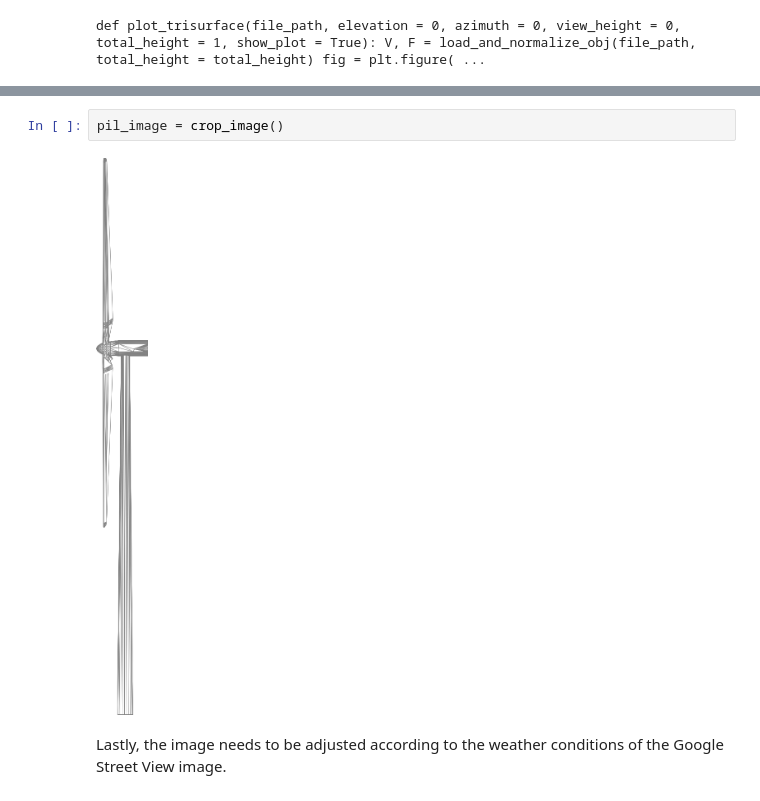
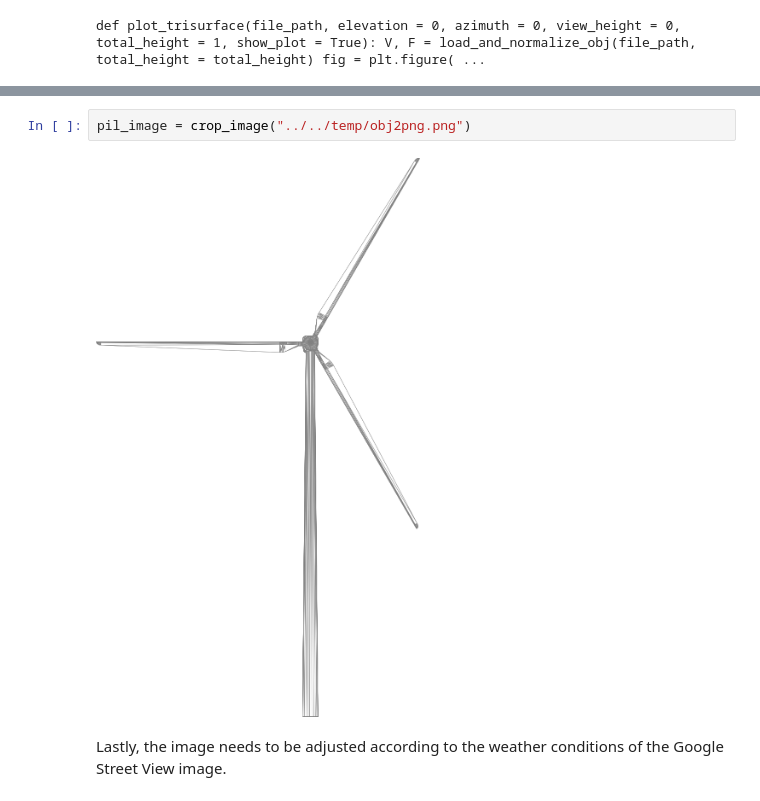
Before and after one commit to FPWRasmussen/DTU-Special-Course, a Jupyter notebook: src/visual/3d_object_to_image.ipynb, the cells around one changed output, grey strips where cells are left out. Saved outputs shown, nothing was run; the diff lists cells and outputs as text.

```diff
--- a/src/visual/3d_object_to_image.ipynb
+++ b/src/visual/3d_object_to_image.ipynb
@@ -57,7 +54,7 @@ def crop_image(file_path = "../temp/obj2png.png", display_image = True): pil_ima
 # %%
-pil_image = crop_image()
+pil_image = crop_image("../../temp/obj2png.png")
 # %% [output]
-[figure, old version]
+[figure, new version]
 # %% [markdown]
 Lastly, the image needs to be adjusted according to the weather conditions of the Google Street View image.
 # %%
```
Also changed, not shown: parts of 13 cells of this notebook, 7 other files.
